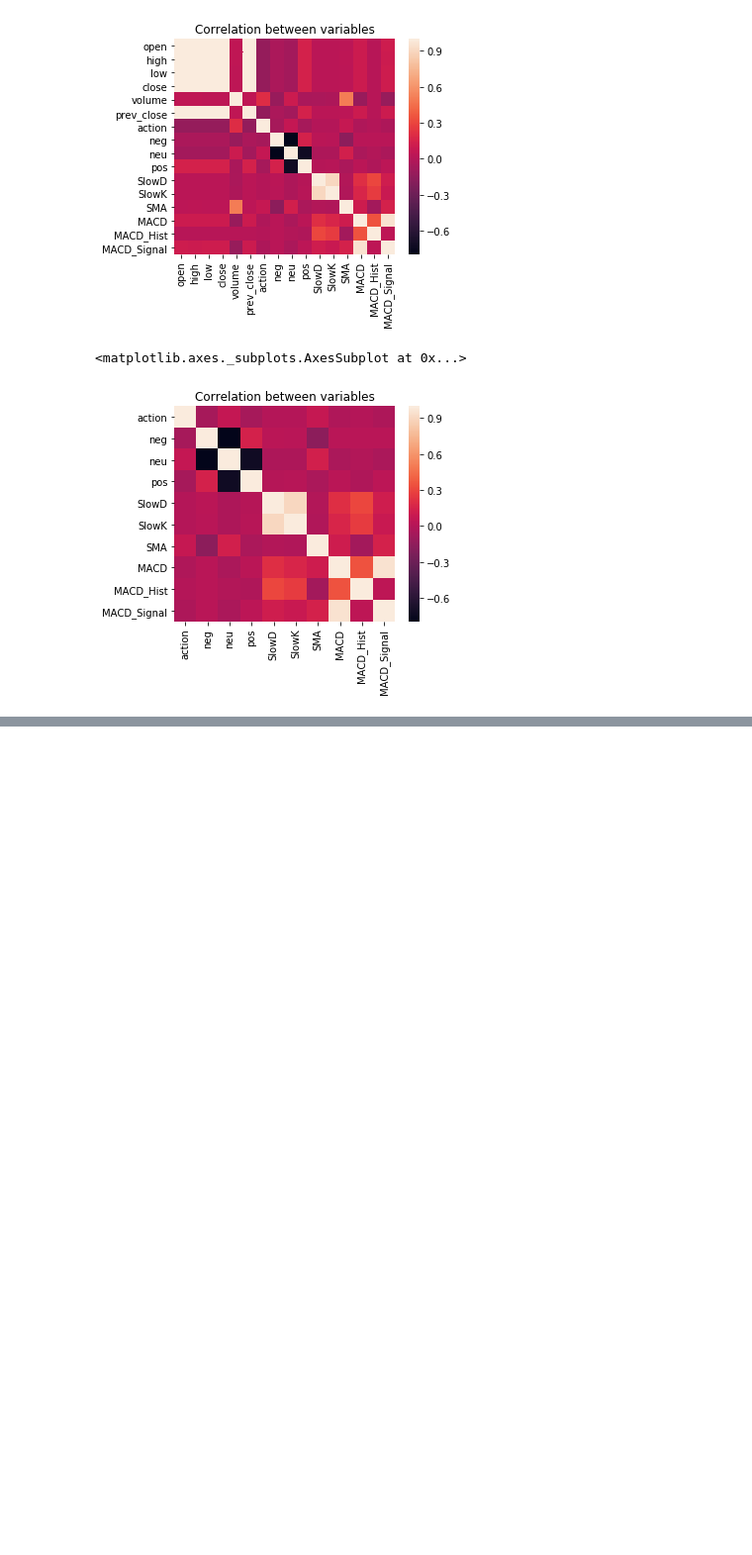
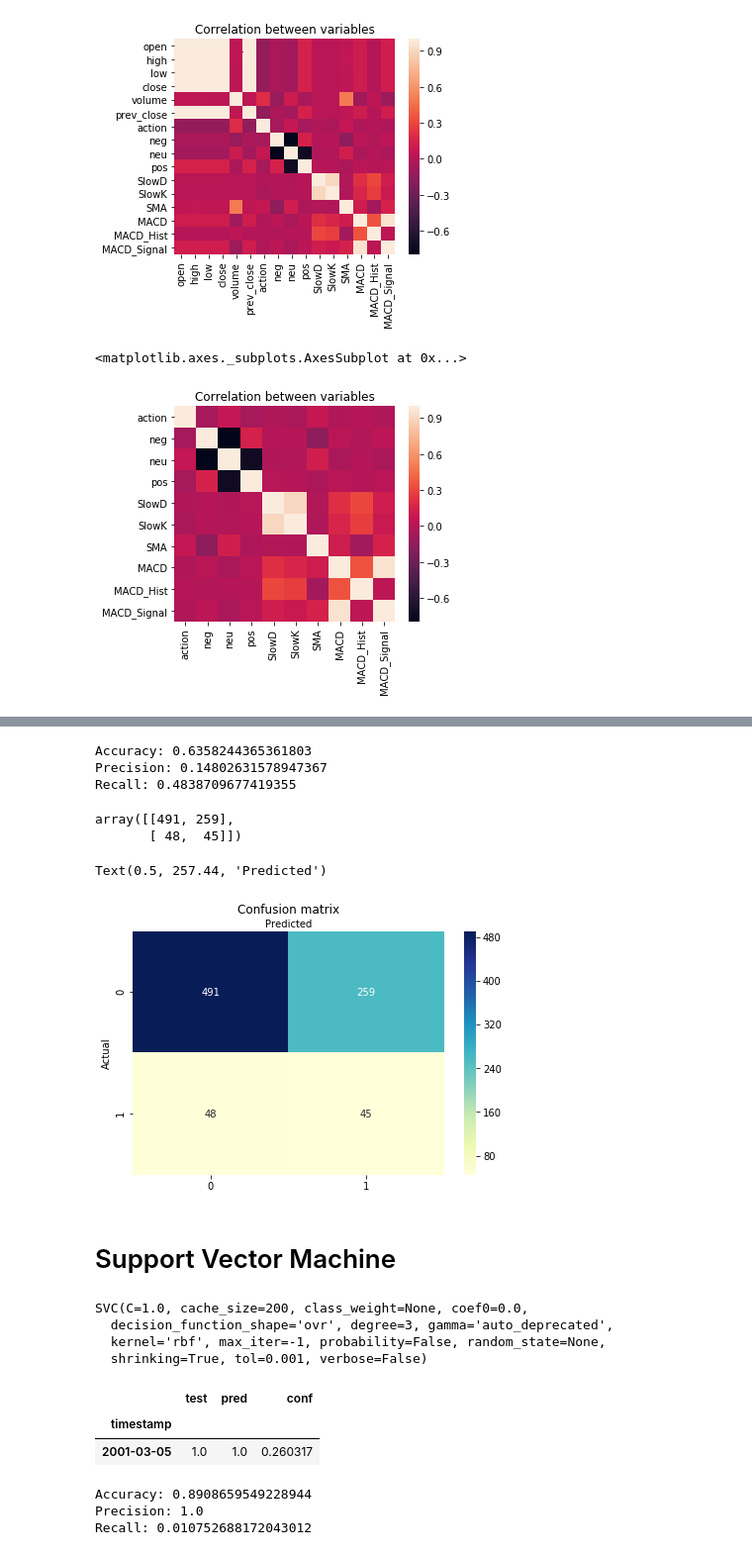
Before and after one commit to thu2pham/tradingclassification, a Jupyter notebook: DAILY_forecasting.ipynb, the cells around one changed output, grey strips where cells are left out. Shown at 99% size. Drawn from its saved outputs; the diff is of its cells as text; code cells hidden in the pictures; blank space fills up the shorter version.

Commit message:
Fit Logistic Regression, SVM, and Keras Sequential models

```diff
--- a/DAILY_forecasting.ipynb
+++ b/DAILY_forecasting.ipynb
@@ -135,0 +138,2 @@ sns.heatmap(corr,
+# %%
+my_data=df_all_drop.dropna()
@@ -135,0 +208,55 @@ sns.heatmap(corr,
+# %%
+from sklearn import metrics
+
+print("Accuracy:",metrics.accuracy_score(y_test, y_pred))
+print("Precision:",metrics.precision_score(y_test, y_pred))
+print("Recall:",metrics.recall_score(y_test, y_pred))
+# %% [output]
+Accuracy: 0.6358244365361803
+Precision: 0.14802631578947367
+Recall: 0.4838709677419355
+# %%
+# import the metrics class
+from sklearn import metrics
+cnf_matrix = metrics.confusion_matrix(y_test, y_pred)
+cnf_matrix
+# %% [output]
+array([[491, 259],
+       [ 48,  45]])
+# %%
+# import required modules
+import numpy as np
+import matplotlib.pyplot as plt
+import seaborn as sns
+%matplotlib inline
+
+class_names=[0,1] # name  of classes
+fig, ax = plt.subplots()
+tick_marks = np.arange(len(class_names))
+plt.xticks(tick_marks, class_names)
+plt.yticks(tick_marks, class_names)
+# create heatmap
+sns.heatmap(pd.DataFrame(cnf_matrix), annot=True, cmap="YlGnBu" ,fmt='g')
+ax.xaxis.set_label_position("top")
+plt.tight_layout()
+plt.title('Confusion matrix', y=1.1)
+plt.ylabel('Actual')
+plt.xlabel('Predicted')
+# %% [output]
+Text(0.5, 257.44, 'Predicted')
+[figure, added]
+# %% [markdown]
+# Support Vector Machine
+# %%
+from sklearn import svm
+
+# Initiate model
+svc = svm.SVC(kernel='rbf')
+
+# Fit model
+svc.fit(X_train, y_train)
+# %% [output]
+SVC(C=1.0, cache_size=200, class_weight=None, coef0=0.0,
+  decision_function_shape='ovr', degree=3, gamma='auto_deprecated',
+  kernel='rbf', max_iter=-1, probability=False, random_state=None,
+  shrinking=True, tol=0.001, verbose=False)
@@ -135,0 +266,18 @@ sns.heatmap(corr,
+# %%
+result = pd.DataFrame({ 'test': y_test, 'pred': y_pred, 'conf': y_conf }, columns=['test','pred','conf'])
+result = result[result['pred'] == 1.0]
+result
+# %% [output]
+|  | test | pred | conf |
+| timestamp |  |  |  |
+| 2001-03-05 | 1.0 | 1.0 | 0.260317 |
+# %%
+from sklearn import metrics
+
+print("Accuracy:",metrics.accuracy_score(y_test, y_pred))
+print("Precision:",metrics.precision_score(y_test, y_pred))
+print("Recall:",metrics.recall_score(y_test, y_pred))
+# %% [output]
+Accuracy: 0.8908659549228944
+Precision: 1.0
+Recall: 0.010752688172043012
```
Also changed, not shown: parts of 19 cells of this notebook.
